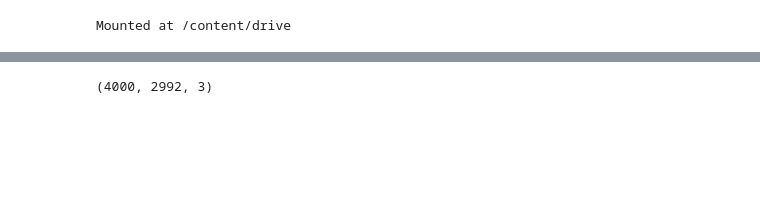
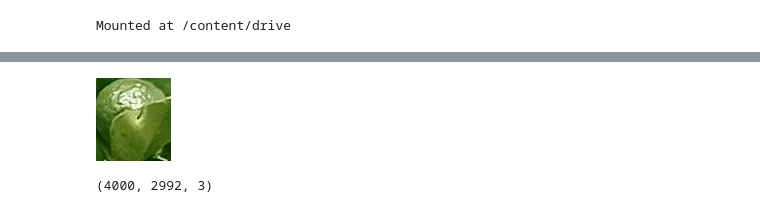
Before and after one commit to yohanesnuwara/PalmCV, a Jupyter notebook: Agrari_Detect.ipynb, the cells around one changed output, grey strips where cells are left out. Cells and saved outputs as stored; diff of their text form; code cells hidden in the pictures; blank space fills up the shorter version.

```diff
--- a/Agrari_Detect.ipynb
+++ b/Agrari_Detect.ipynb
@@ -11,0 +82,6 @@ Mounted at /content/drive
+# %%
+from google.colab.patches import cv2_imshow
+
+cv2_imshow(cropped_image)
+# %% [output]
+[figure, added]
```
Also changed, not shown: parts of 10 cells of this notebook.
